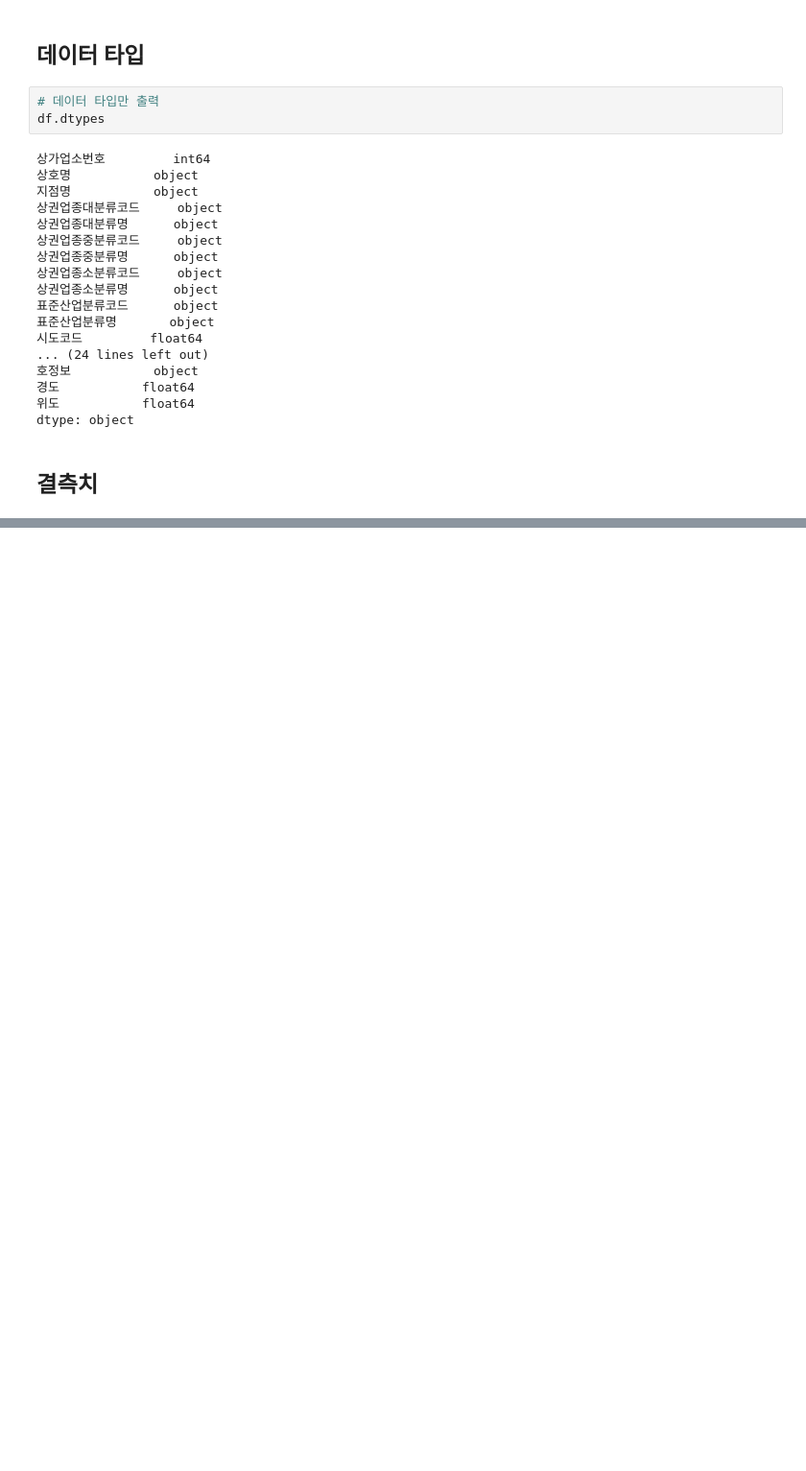
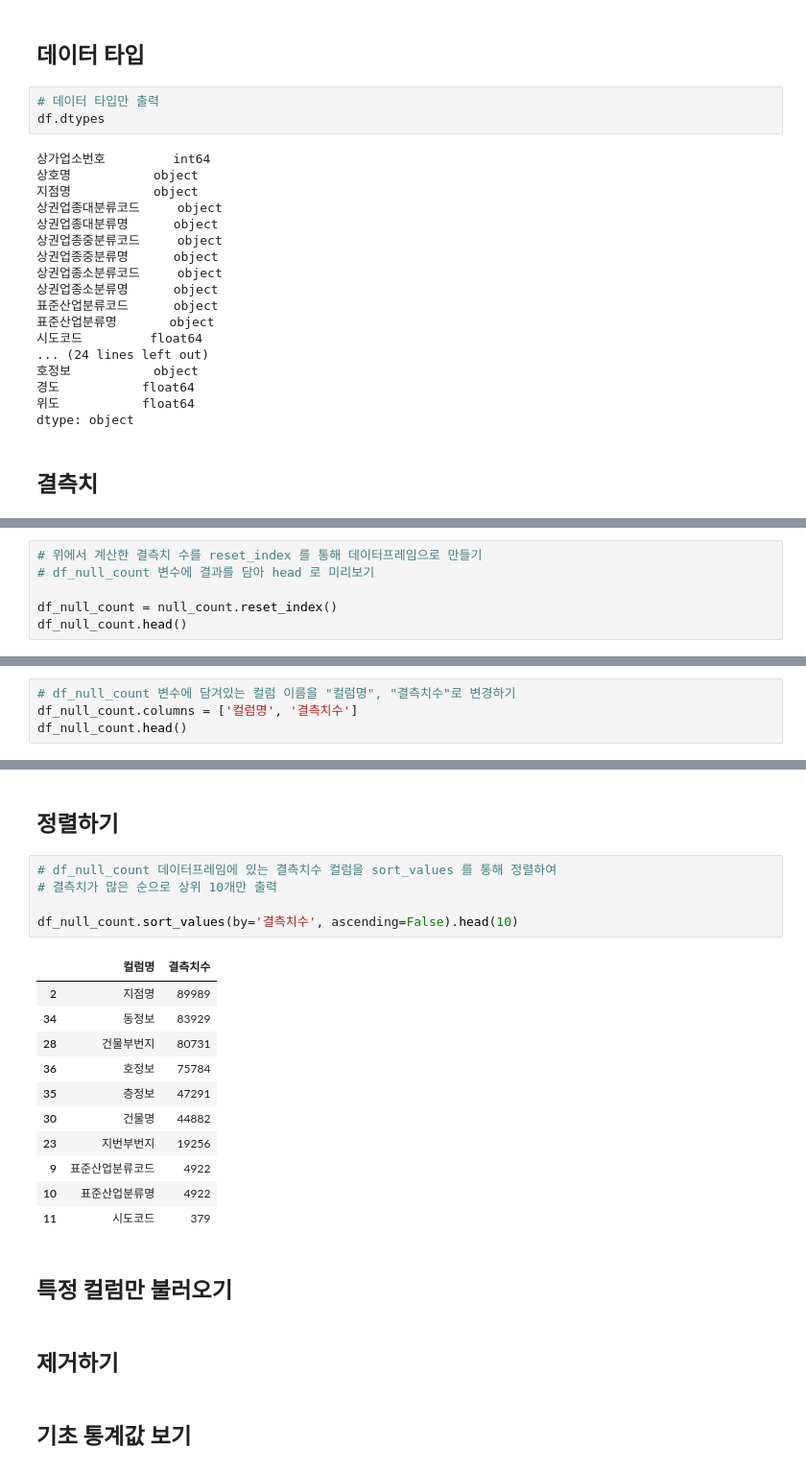
Before and after one commit to ghleex/TIL, a Jupyter notebook: 07_data_science/01_starts_ds_w_python/02_hospital_in_seoul/01_공공데이터_상권정보_분석.ipynb, the cells around one changed output, grey strips where cells are left out. Shown at 96% size. Saved outputs shown, nothing was run; the diff lists cells and outputs as text; blank space fills up the shorter version.

```diff
--- a/07_data_science/01_starts_ds_w_python/02_hospital_in_seoul/01_공공데이터_상권정보_분석.ipynb
+++ b/07_data_science/01_starts_ds_w_python/02_hospital_in_seoul/01_공공데이터_상권정보_분석.ipynb
@@ -123,0 +171,6 @@ dtype: object
+# %%
+# 위에서 계산한 결측치 수를 reset_index 를 통해 데이터프레임으로 만들기
+# df_null_count 변수에 결과를 담아 head 로 미리보기
+
+df_null_count = null_count.reset_index()
+df_null_count.head()
@@ -123,0 +186,4 @@ dtype: object
+# %%
+# df_null_count 변수에 담겨있는 컬럼 이름을 "컬럼명", "결측치수"로 변경하기
+df_null_count.columns = ['컬럼명', '결측치수']
+df_null_count.head()
@@ -123,0 +197,25 @@ dtype: object
+# %% [markdown]
+## 정렬하기
+# %%
+# df_null_count 데이터프레임에 있는 결측치수 컬럼을 sort_values 를 통해 정렬하여
+# 결측치가 많은 순으로 상위 10개만 출력
+
+df_null_count.sort_values(by='결측치수', ascending=False).head(10)
+# %% [output]
+|  | 컬럼명 | 결측치수 |
+| 2 | 지점명 | 89989 |
+| 34 | 동정보 | 83929 |
+| 28 | 건물부번지 | 80731 |
+| 36 | 호정보 | 75784 |
+| 35 | 층정보 | 47291 |
+| 30 | 건물명 | 44882 |
+| 23 | 지번부번지 | 19256 |
+| 9 | 표준산업분류코드 | 4922 |
+| 10 | 표준산업분류명 | 4922 |
+| 11 | 시도코드 | 379 |
+# %% [markdown]
+## 특정 컬럼만 불러오기
+# %% [markdown]
+## 제거하기
+# %% [markdown]
+## 기초 통계값 보기
```
Also changed, not shown: parts of 9 cells of this notebook, 1 other file.
